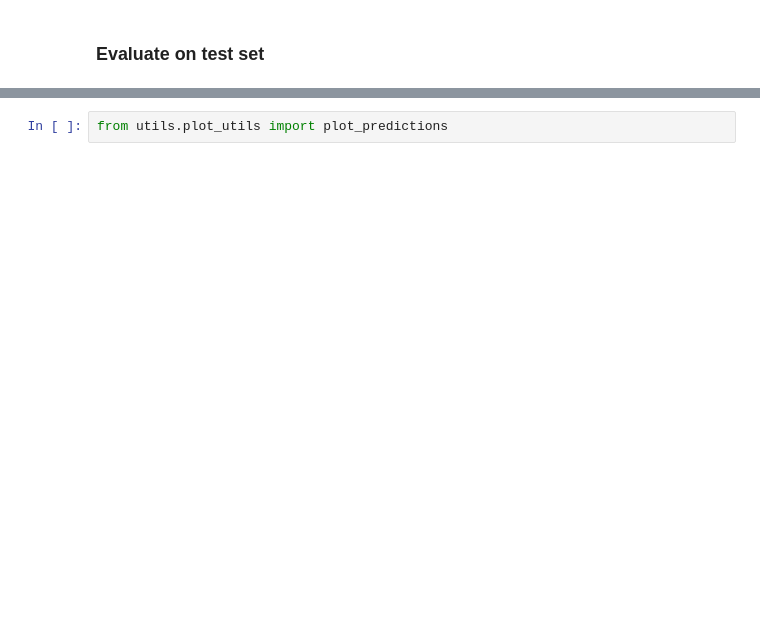
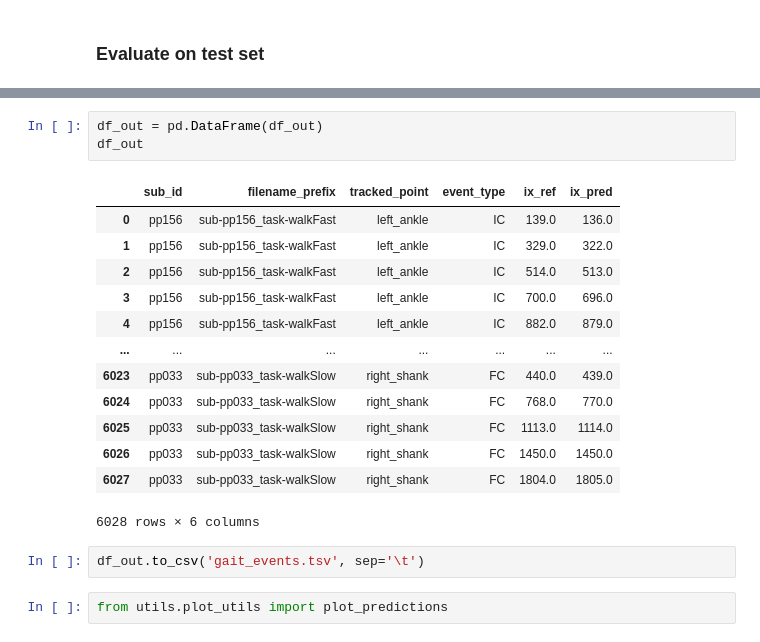
Before and after one commit to rmndrs89/my-gait-events-tcn, a Jupyter notebook: keepcontrol.ipynb, the cells around one changed output, grey strips where cells are left out. Drawn from its saved outputs; the diff is of its cells as text; blank space fills up the shorter version.

```diff
--- a/keepcontrol.ipynb
+++ b/keepcontrol.ipynb
@@ -141,3 +242,22 @@ plt.show()
+# %%
+df_out = pd.DataFrame(df_out)
+df_out
+# %% [output]
+|  | sub_id | filename_prefix | tracked_point | event_type | ix_ref | ix_pred |
+| 0 | pp156 | sub-pp156_task-walkFast | left_ankle | IC | 139.0 | 136.0 |
+| 1 | pp156 | sub-pp156_task-walkFast | left_ankle | IC | 329.0 | 322.0 |
+| 2 | pp156 | sub-pp156_task-walkFast | left_ankle | IC | 514.0 | 513.0 |
+| 3 | pp156 | sub-pp156_task-walkFast | left_ankle | IC | 700.0 | 696.0 |
+| 4 | pp156 | sub-pp156_task-walkFast | left_ankle | IC | 882.0 | 879.0 |
+| ... | ... | ... | ... | ... | ... | ... |
+| 6023 | pp033 | sub-pp033_task-walkSlow | right_shank | FC | 440.0 | 439.0 |
+| 6024 | pp033 | sub-pp033_task-walkSlow | right_shank | FC | 768.0 | 770.0 |
+| 6025 | pp033 | sub-pp033_task-walkSlow | right_shank | FC | 1113.0 | 1114.0 |
+| 6026 | pp033 | sub-pp033_task-walkSlow | right_shank | FC | 1450.0 | 1450.0 |
+| 6027 | pp033 | sub-pp033_task-walkSlow | right_shank | FC | 1804.0 | 1805.0 |
+6028 rows × 6 columns
+# %%
+df_out.to_csv('gait_events.tsv', sep='\t')
 # %%
 from utils.plot_utils import plot_predictions
 # %%
```
Also changed, not shown: parts of 9 cells of this notebook, 6 other files.
